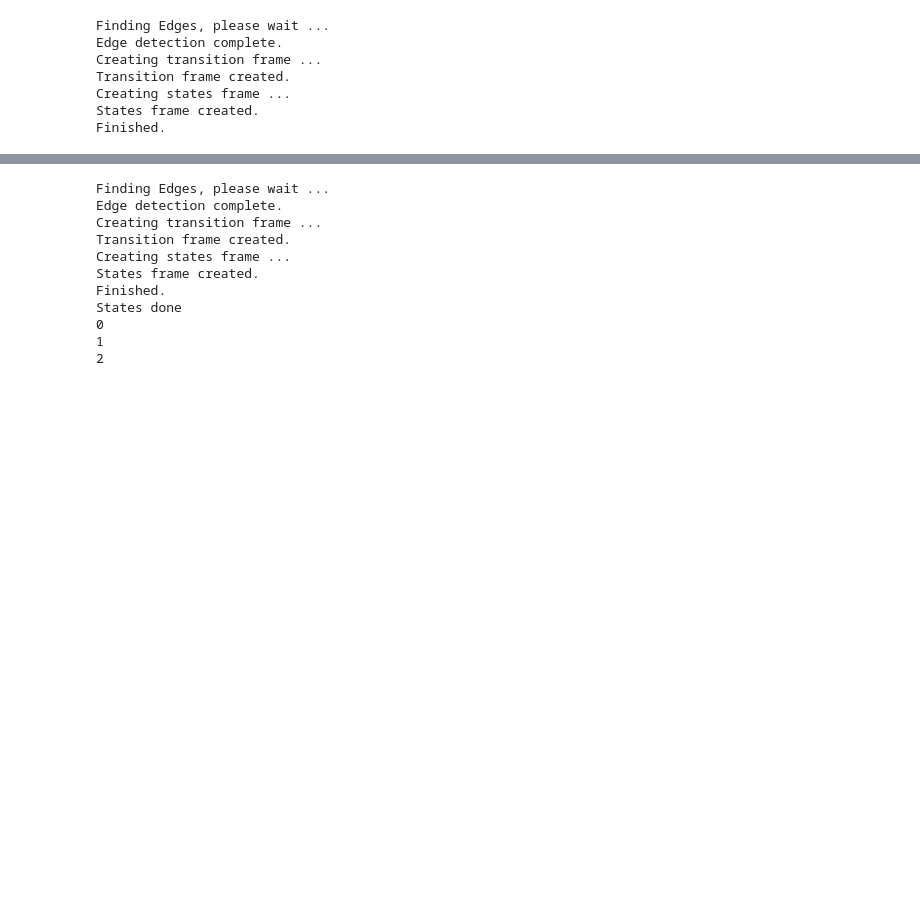
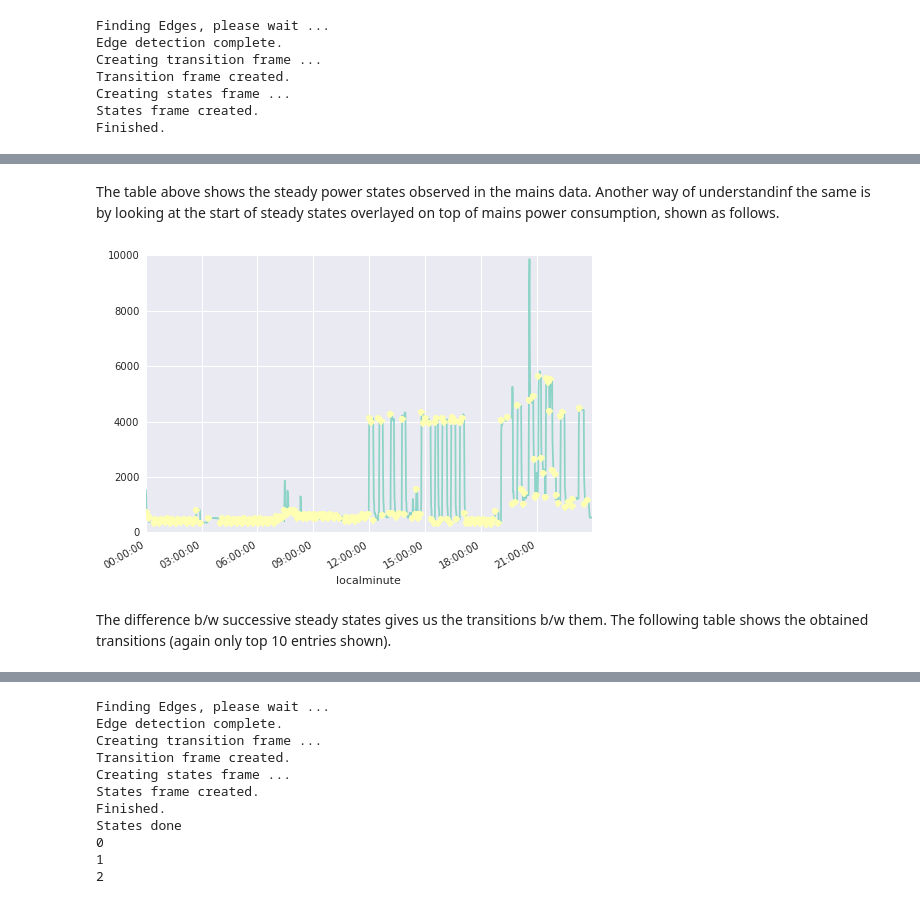
Before and after one commit to nilmtk/nilmtk, a Jupyter notebook: notebooks/hart.ipynb, the cells around one changed output, grey strips where cells are left out. Drawn from its saved outputs; the diff is of its cells as text; code cells hidden in the pictures; blank space fills up the shorter version.

```diff
--- a/notebooks/hart.ipynb
+++ b/notebooks/hart.ipynb
@@ -92,0 +144,9 @@ Finished.
+# %% [markdown]
+The table above shows the steady power states observed in the mains data. Another way of understandinf the same is by looking at the start of steady states overlayed on top of mains power consumption, shown as follows.
+# %%
+ax = mains.plot()
+h.steady_states['active average'].plot(style='o', ax = ax);
+# %% [output]
+[figure, added]
+# %% [markdown]
+The difference b/w successive steady states gives us the transitions b/w them. The following table shows the obtained transitions (again only top 10 entries shown).
```
Also changed, not shown: parts of 50 cells of this notebook.
